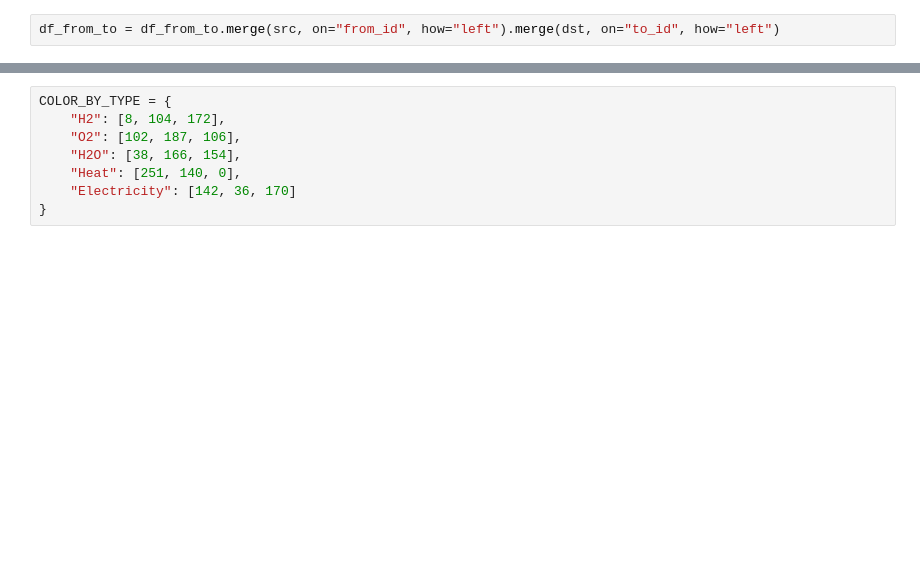
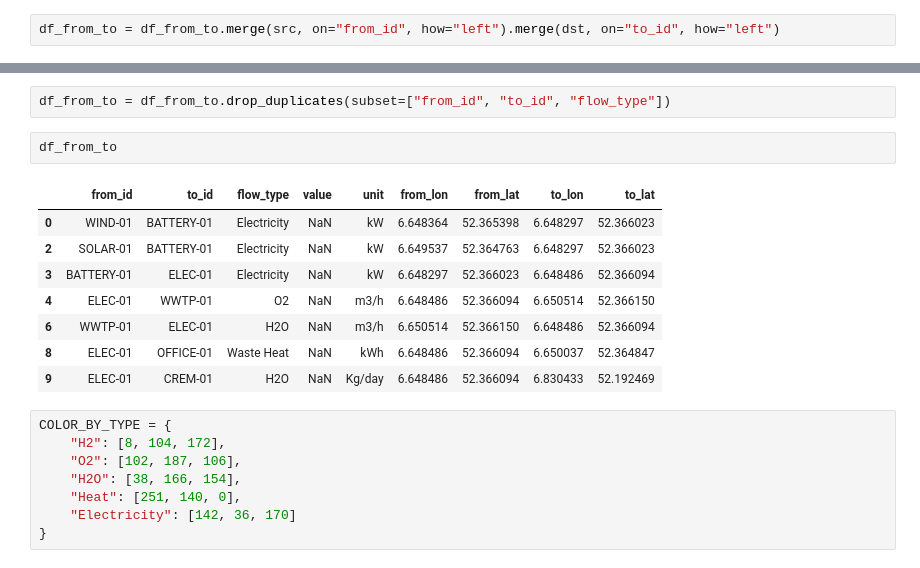
Before and after one commit to hishvm0/IS2H4C-DT, a Jupyter notebook: dashboard/testing_area.ipynb, the cells around one changed output, grey strips where cells are left out. Drawn from its saved outputs; the diff is of its cells as text; blank space fills up the shorter version.

```diff
--- a/dashboard/testing_area.ipynb
+++ b/dashboard/testing_area.ipynb
@@ -44,3 +83,16 @@ df_from_to.head()
+# %%
+df_from_to = df_from_to.drop_duplicates(subset=["from_id", "to_id", "flow_type"])
+# %%
+df_from_to
+# %% [output]
+|  | from_id | to_id | flow_type | value | unit | from_lon | from_lat | to_lon | to_lat |
+| 0 | WIND-01 | BATTERY-01 | Electricity | NaN | kW | 6.648364 | 52.365398 | 6.648297 | 52.366023 |
+| 2 | SOLAR-01 | BATTERY-01 | Electricity | NaN | kW | 6.649537 | 52.364763 | 6.648297 | 52.366023 |
+| 3 | BATTERY-01 | ELEC-01 | Electricity | NaN | kW | 6.648297 | 52.366023 | 6.648486 | 52.366094 |
+| 4 | ELEC-01 | WWTP-01 | O2 | NaN | m3/h | 6.648486 | 52.366094 | 6.650514 | 52.366150 |
+| 6 | WWTP-01 | ELEC-01 | H2O | NaN | m3/h | 6.650514 | 52.366150 | 6.648486 | 52.366094 |
+| 8 | ELEC-01 | OFFICE-01 | Waste Heat | NaN | kWh | 6.648486 | 52.366094 | 6.650037 | 52.364847 |
+| 9 | ELEC-01 | CREM-01 | H2O | NaN | Kg/day | 6.648486 | 52.366094 | 6.830433 | 52.192469 |
 # %%
 COLOR_BY_TYPE = {
     "H2": [8, 104, 172],
```
Also changed, not shown: parts of 6 cells of this notebook.
